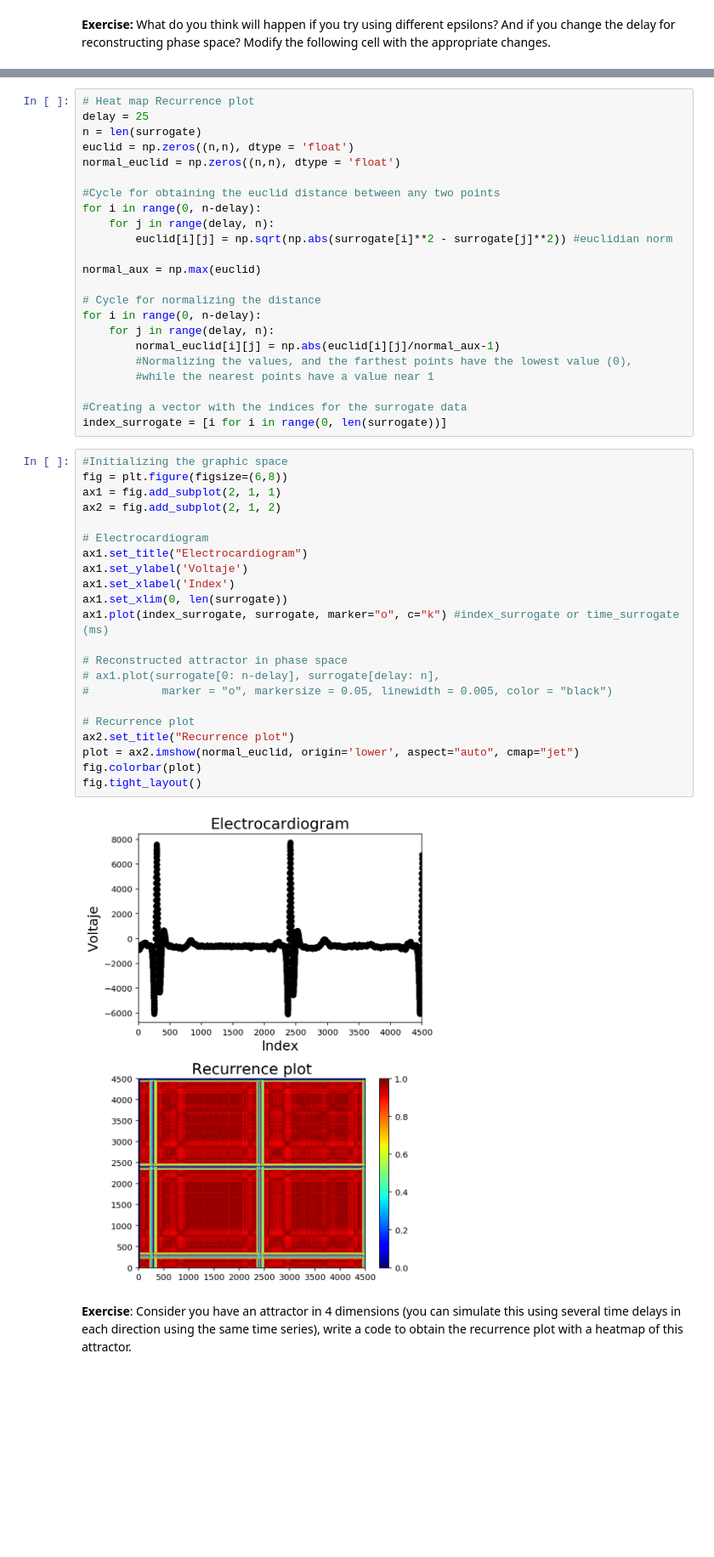
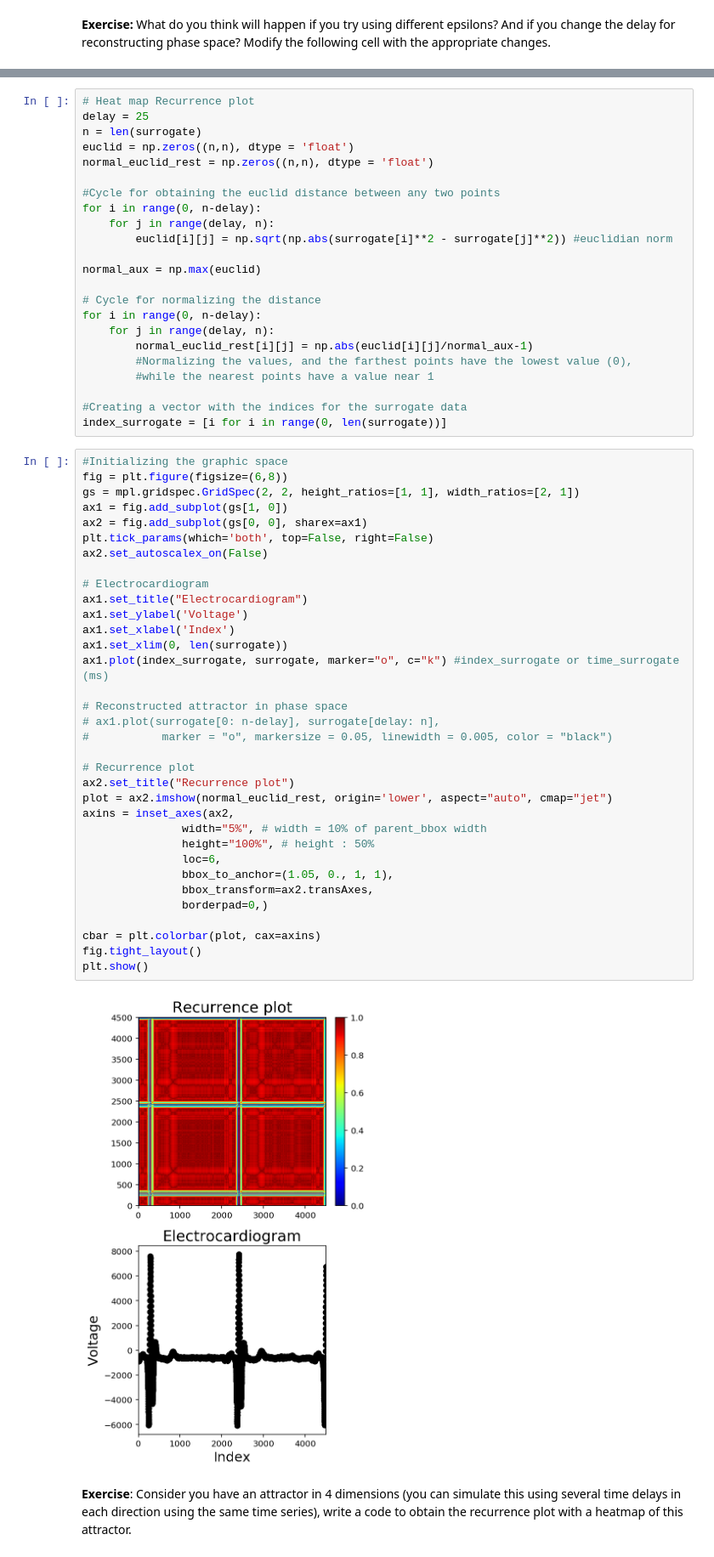
Before and after one commit to DanidelRio/electrocardiogram_analysis, a Jupyter notebook: ECG_false_neighbors_recurrence_plot.ipynb, the cells around one changed output, grey strips where cells are left out. Shown at 85% size. Drawn from its saved outputs; the diff is of its cells as text; blank space fills up the shorter version.

Commit message:
Heat map comparison between rest and exercise data

```diff
--- a/ECG_false_neighbors_recurrence_plot.ipynb
+++ b/ECG_false_neighbors_recurrence_plot.ipynb
@@ -237,7 +241,7 @@ At the beginning we mentioned an $\epsilon$-neighborhood around a certain point
 delay = 25
 n = len(surrogate)
 euclid = np.zeros((n,n), dtype = 'float')
-normal_euclid = np.zeros((n,n), dtype = 'float')
+normal_euclid_rest = np.zeros((n,n), dtype = 'float')
 
 #Cycle for obtaining the euclid distance between any two points
 for i in range(0, n-delay):
@@ -249,7 +253,7 @@ normal_aux = np.max(euclid)
 # Cycle for normalizing the distance
 for i in range(0, n-delay):
     for j in range(delay, n):
-        normal_euclid[i][j] = np.abs(euclid[i][j]/normal_aux-1)
+        normal_euclid_rest[i][j] = np.abs(euclid[i][j]/normal_aux-1)
         #Normalizing the values, and the farthest points have the lowest value (0),
         #while the nearest points have a value near 1
 
@@ -258,27 +262,39 @@ index_surrogate = [i for i in range(0, len(surrogate))]
 # %%
 #Initializing the graphic space
 fig = plt.figure(figsize=(6,8))
-ax1 = fig.add_subplot(2, 1, 1)
-ax2 = fig.add_subplot(2, 1, 2)
+gs = mpl.gridspec.GridSpec(2, 2, height_ratios=[1, 1], width_ratios=[2, 1])
+ax1 = fig.add_subplot(gs[1, 0])
+ax2 = fig.add_subplot(gs[0, 0], sharex=ax1)
+plt.tick_params(which='both', top=False, right=False)
+ax2.set_autoscalex_on(False)
 
 # Electrocardiogram
 ax1.set_title("Electrocardiogram")
-ax1.set_ylabel('Voltaje')
+ax1.set_ylabel('Voltage')
 ax1.set_xlabel('Index')
 ax1.set_xlim(0, len(surrogate))
 ax1.plot(index_surrogate, surrogate, marker="o", c="k") #index_surrogate or time_surrogate (ms)
 
 # Reconstructed attractor in phase space
 # ax1.plot(surrogate[0: n-delay], surrogate[delay: n],
 #           marker = "o", markersize = 0.05, linewidth = 0.005, color = "black")
 
 # Recurrence plot
 ax2.set_title("Recurrence plot")
-plot = ax2.imshow(normal_euclid, origin='lower', aspect="auto", cmap="jet")
-fig.colorbar(plot)
+plot = ax2.imshow(normal_euclid_rest, origin='lower', aspect="auto", cmap="jet")
+axins = inset_axes(ax2,
+               width="5%", # width = 10% of parent_bbox width
+               height="100%", # height : 50%
+               loc=6,
+               bbox_to_anchor=(1.05, 0., 1, 1),
+               bbox_transform=ax2.transAxes,
+               borderpad=0,)
+
+cbar = plt.colorbar(plot, cax=axins)
 fig.tight_layout()
+plt.show()
 # %% [output]
-[figure, old version]
+[figure, new version]
 # %% [markdown]
 **Exercise**: Consider you have an attractor in 4 dimensions (you can simulate this using several time delays in each direction using the same time series), write a code to obtain the recurrence plot with a heatmap of this attractor.
 # %% [markdown]
```
Also changed, not shown: parts of 10 cells of this notebook.
